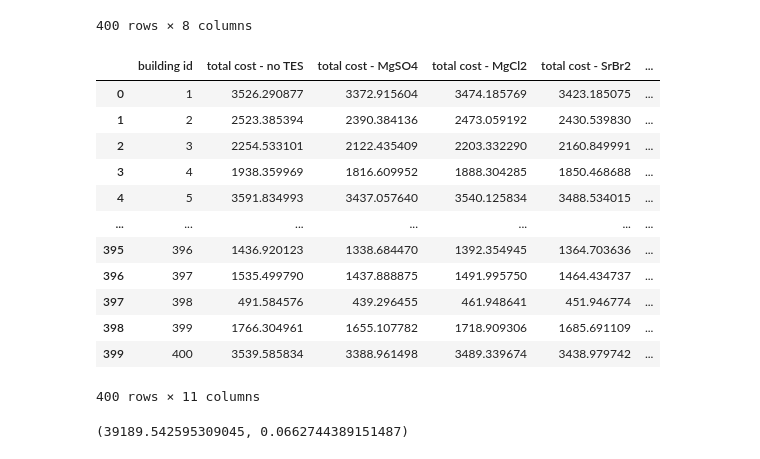
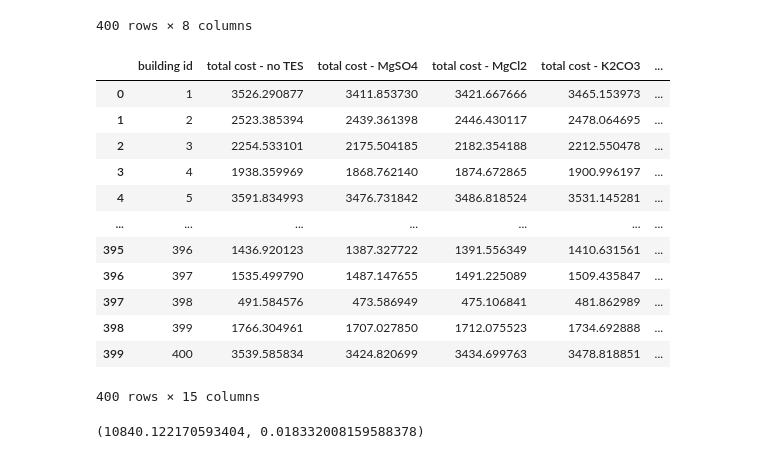
Before and after one commit to atpham88/TES, a Jupyter notebook: Process Results/TES_Results_Processing/CostSaving.ipynb, the cells around one changed output. Cells and saved outputs as stored; diff of their text form; code cells hidden in the pictures.

```diff
--- a/Process Results/TES_Results_Processing/CostSaving.ipynb
+++ b/Process Results/TES_Results_Processing/CostSaving.ipynb
@@ -52,13 +52,13 @@ peakLoad
 400 rows × 8 columns
 # %%
 rate = 'Fixed_Rate'
-size = 'Fixed_Size'
+size = 'Opt_Size'
 # %%
 # Total costs:
 cost_noTES = pd.read_excel(ResultsFolder + 'costs_noTES_' + rate +'.xlsx')
 cost_MgSO4 = pd.read_excel(ResultsFolder + 'costs_salt_' + rate + '_' + size + '_MgSO4'+'.xlsx')
 cost_MgCl2 = pd.read_excel(ResultsFolder + 'costs_salt_' + rate + '_' + size + '_MgCl2'+'.xlsx')
-#cost_K2CO3 = pd.read_excel(ResultsFolder + 'costs_salt_' + rate + '_' + size + '_K2CO3'+'.xlsx')
+cost_K2CO3 = pd.read_excel(ResultsFolder + 'costs_salt_' + rate + '_' + size + '_K2CO3'+'.xlsx')
 cost_SrBr2 = pd.read_excel(ResultsFolder + 'costs_salt_' + rate + '_' + size + '_SrBr2'+'.xlsx')
 
 # Clean up:
@@ -73,70 +73,71 @@ cost_MgSO4 = cost_MgSO4.reset_index()
 cost_MgSO4 = cost_MgSO4[['building id', 'total cost ($)']]
 
 cost_MgCl2 = cost_MgCl2.rename(columns={'Unnamed: 0': 'building id'})
 cost_MgCl2 = cost_MgCl2.sort_values(by=['building id'])
 cost_MgCl2 = cost_MgCl2.reset_index()
 cost_MgCl2 = cost_MgCl2[['building id', 'total cost ($)']]
 
-#cost_K2CO3 = cost_K2CO3.rename(columns={'Unnamed: 0': 'building id'})
-#cost_K2CO3 = cost_K2CO3.sort_values(by=['building id'])
-#cost_K2CO3 = cost_K2CO3.reset_index()
-#cost_K2CO3 = cost_K2CO3[['building id', 'total cost ($)']]
+cost_K2CO3 = cost_K2CO3.rename(columns={'Unnamed: 0': 'building id'})
+cost_K2CO3 = cost_K2CO3.sort_values(by=['building id'])
+cost_K2CO3 = cost_K2CO3.reset_index()
+cost_K2CO3 = cost_K2CO3[['building id', 'total cost ($)']]
 
 cost_SrBr2 = cost_SrBr2.rename(columns={'Unnamed: 0': 'building id'})
 cost_SrBr2 = cost_SrBr2.sort_values(by=['building id'])
 cost_SrBr2 = cost_SrBr2.reset_index()
 cost_SrBr2 = cost_SrBr2[['building id', 'total cost ($)']]
 
 # Find changes in total costs:
 cost_impacts_TES = pd.DataFrame()
 cost_impacts_TES['building id'] = cost_noTES['building id']
 cost_impacts_TES['total cost - no TES'] = cost_noTES['total cost ($)']
 cost_impacts_TES['total cost - MgSO4'] = cost_MgSO4['total cost ($)']
 cost_impacts_TES['total cost - MgCl2'] = cost_MgCl2['total cost ($)']
-#cost_impacts_TES['total cost - K2CO3'] = cost_K2CO3['total cost ($)']
+cost_impacts_TES['total cost - K2CO3'] = cost_K2CO3['total cost ($)']
 cost_impacts_TES['total cost - SrBr2'] = cost_SrBr2['total cost ($)']
 
 cost_impacts_TES['cost saving - MgSO4'] = cost_impacts_TES['total cost - no TES'] - cost_impacts_TES['total cost - MgSO4']
 cost_impacts_TES['cost saving % - MgSO4'] = cost_impacts_TES['cost saving - MgSO4']/cost_impacts_TES['total cost - no TES']
 cost_impacts_TES['cost saving - MgCl2'] = cost_impacts_TES['total cost - no TES'] - cost_impacts_TES['total cost - MgCl2']
 cost_impacts_TES['cost saving % - MgCl2'] = cost_impacts_TES['cost saving - MgCl2']/cost_impacts_TES['total cost - no TES']
-#cost_impacts_TES['cost saving - K2CO3'] = cost_impacts_TES['total cost - no TES'] - cost_impacts_TES['total cost - K2CO3']
-#cost_impacts_TES['cost saving % - K2CO3'] = cost_impacts_TES['cost saving - K2CO3']/cost_impacts_TES['total cost - no TES']
+cost_impacts_TES['cost saving - K2CO3'] = cost_impacts_TES['total cost - no TES'] - cost_impacts_TES['total cost - K2CO3']
+cost_impacts_TES['cost saving % - K2CO3'] = cost_impacts_TES['cost saving - K2CO3']/cost_impacts_TES['total cost - no TES']
 cost_impacts_TES['cost saving - SrBr2'] = cost_impacts_TES['total cost - no TES'] - cost_impacts_TES['total cost - SrBr2']
 cost_impacts_TES['cost saving % - SrBr2'] = cost_impacts_TES['cost saving - SrBr2']/cost_impacts_TES['total cost - no TES']
+cost_impacts_TES['peak load'] = peakLoad['Peak Load']
 cost_impacts_TES
 #cost_impacts_TES.to_excel("C:\\Users\\atpha\\Documents\\Postdocs\\Projects\\TES\Results\\Detroit\\Compiled\\cost_saving.xlsx")
 # %% [output]
-|  | building id | total cost - no TES | total cost - MgSO4 | total cost - MgCl2 | total cost - SrBr2 | ... |
-| 0 | 1 | 3526.290877 | 3372.915604 | 3474.185769 | 3423.185075 | ... |
-| 1 | 2 | 2523.385394 | 2390.384136 | 2473.059192 | 2430.539830 | ... |
-| 2 | 3 | 2254.533101 | 2122.435409 | 2203.332290 | 2160.849991 | ... |
-| 3 | 4 | 1938.359969 | 1816.609952 | 1888.304285 | 1850.468688 | ... |
-| 4 | 5 | 3591.834993 | 3437.057640 | 3540.125834 | 3488.534015 | ... |
+|  | building id | total cost - no TES | total cost - MgSO4 | total cost - MgCl2 | total cost - K2CO3 | ... |
+| 0 | 1 | 3526.290877 | 3411.853730 | 3421.667666 | 3465.153973 | ... |
+| 1 | 2 | 2523.385394 | 2439.361398 | 2446.430117 | 2478.064695 | ... |
+| 2 | 3 | 2254.533101 | 2175.504185 | 2182.354188 | 2212.550478 | ... |
+| 3 | 4 | 1938.359969 | 1868.762140 | 1874.672865 | 1900.996197 | ... |
+| 4 | 5 | 3591.834993 | 3476.731842 | 3486.818524 | 3531.145281 | ... |
 | ... | ... | ... | ... | ... | ... | ... |
-| 395 | 396 | 1436.920123 | 1338.684470 | 1392.354945 | 1364.703636 | ... |
-| 396 | 397 | 1535.499790 | 1437.888875 | 1491.995750 | 1464.434737 | ... |
-| 397 | 398 | 491.584576 | 439.296455 | 461.948641 | 451.946774 | ... |
-| 398 | 399 | 1766.304961 | 1655.107782 | 1718.909306 | 1685.691109 | ... |
-| 399 | 400 | 3539.585834 | 3388.961498 | 3489.339674 | 3438.979742 | ... |
+| 395 | 396 | 1436.920123 | 1387.327722 | 1391.556349 | 1410.631561 | ... |
+| 396 | 397 | 1535.499790 | 1487.147655 | 1491.225089 | 1509.435847 | ... |
+| 397 | 398 | 491.584576 | 473.586949 | 475.106841 | 481.862989 | ... |
+| 398 | 399 | 1766.304961 | 1707.027850 | 1712.075523 | 1734.692888 | ... |
+| 399 | 400 | 3539.585834 | 3424.820699 | 3434.699763 | 3478.818851 | ... |
-400 rows × 11 columns
+400 rows × 15 columns
 # %%
 # Calc total cost saving saving due to TES:
 tot_cost_noTES = cost_impacts_TES['total cost - no TES'].sum()
 diff_all_cost_MgSO4 = cost_impacts_TES["cost saving - MgSO4"].sum()
 diff_all_cost_MgCl2 = cost_impacts_TES["cost saving - MgCl2"].sum()
-#diff_all_cost_K2CO3 = cost_impacts_TES["cost saving - K2CO3"].sum()
+diff_all_cost_K2CO3 = cost_impacts_TES["cost saving - K2CO3"].sum()
 diff_all_cost_SrBr2 = cost_impacts_TES["cost saving - SrBr2"].sum()
 
 pct_cost_saving_MgSO4 = diff_all_cost_MgSO4/tot_cost_noTES
 pct_cost_saving_MgCl2 = diff_all_cost_MgCl2/tot_cost_noTES
-#pct_cost_saving_K2CO3 = diff_all_cost_K2CO3/tot_cost_noTES
+pct_cost_saving_K2CO3 = diff_all_cost_K2CO3/tot_cost_noTES
 pct_cost_saving_SrBr2 = diff_all_cost_SrBr2/tot_cost_noTES
 
 cost_impacts_TES = pd.merge(cost_impacts_TES, peakLoad, on=["building id"])
 #cost_impacts_TES["cost saving %"] = cost_impacts_TES["cost saving %"]*3.9
 cost_impacts_TES
-diff_all_cost_MgSO4, pct_cost_saving_MgSO4
+diff_all_cost_SrBr2, pct_cost_saving_SrBr2
 # %% [output]
-(39189.542595309045, 0.0662744389151487)
+(10840.122170593404, 0.018332008159588378)
 # %%
```
Also changed, not shown: parts of 16 cells of this notebook, 15 other files.
